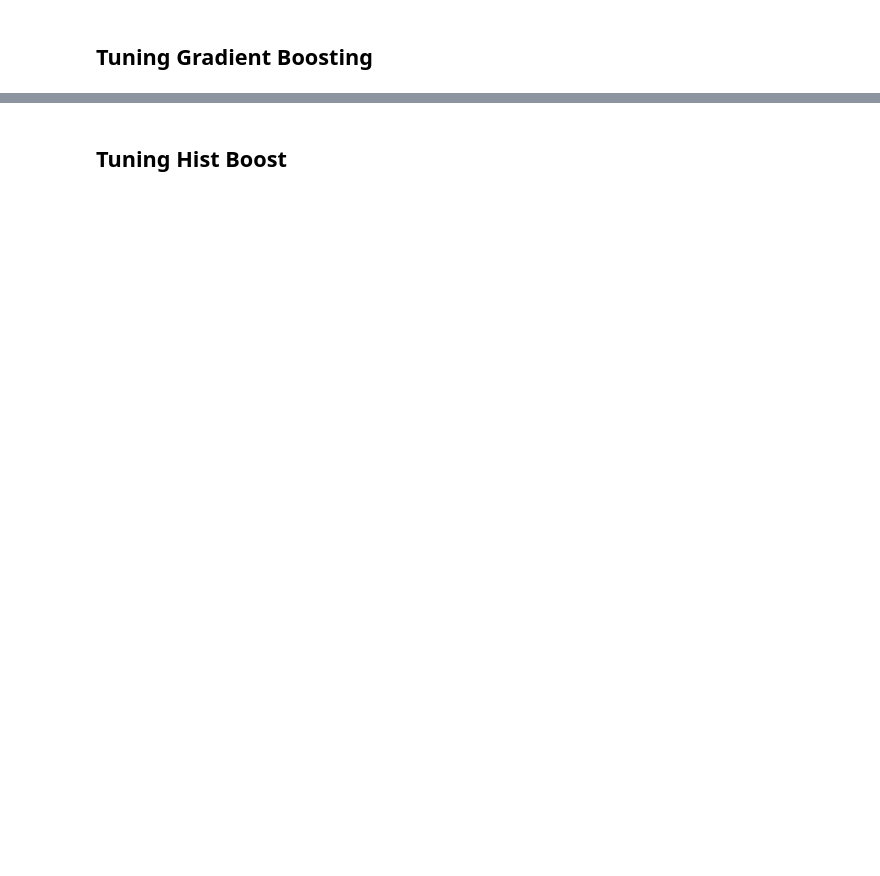
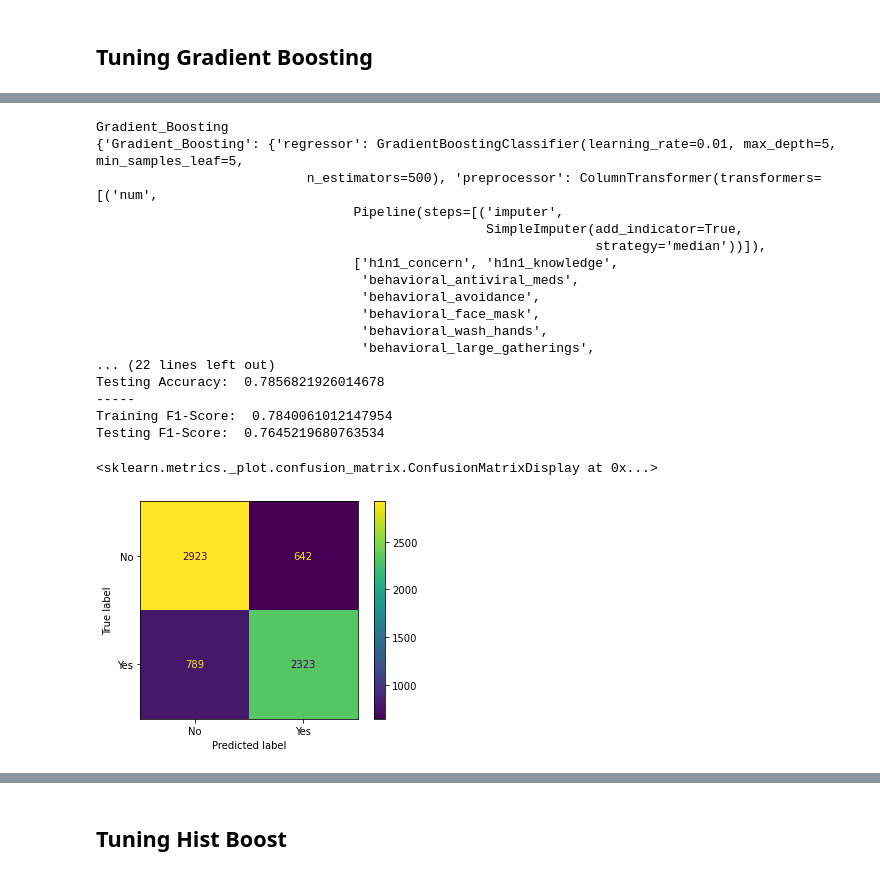
Before and after one commit to moscatena/Seasonal-Flu-Vaccine-Prediction, a Jupyter notebook: Vac_pred_pipelines.ipynb, the cells around one changed output, grey strips where cells are left out. Cells and saved outputs as stored; diff of their text form; code cells hidden in the pictures; blank space fills up the shorter version.

```diff
--- a/Vac_pred_pipelines.ipynb
+++ b/Vac_pred_pipelines.ipynb
@@ -168,14 +213,14 @@ accuracy_dict
 # %% [markdown]
 ## Tuning Naive Bayes
 # %%
-# Grid_search for Naive Bayes
-pipeline_nb = Pipeline([( "preprocessor" , preprocessor),
-                       ("nb",GaussianNB())])
+# # Grid_search for Naive Bayes
+# pipeline_nb = Pipeline([( "preprocessor" , preprocessor),
+#                        ("nb",GaussianNB())])
 
-parameters_nb = {'nb__var_smoothing': np.logspace(0,-9, num=10)}
+# parameters_nb = {'nb__var_smoothing': np.logspace(0,-9, num=10)}
 
-gs_nb=GridSearchCV(pipeline_nb,parameters_nb)
+# gs_nb=GridSearchCV(pipeline_nb,parameters_nb)
 
-gs_nb.fit(X_train,y_train.seasonal_vaccine)
+# gs_nb.fit(X_train,y_train.seasonal_vaccine)
 
-gs_nb.best_params_
+# gs_nb.best_params_
@@ -379,0 +453,50 @@ Testing F1-Score:  0.7649088220798423
+# %%
+# Grid_search for Gradient Boosting #2
+pipeline_gbc = Pipeline([( "preprocessor" , preprocessor),
+                       ("gbc",GradientBoostingClassifier(n_estimators=500, learning_rate=0.1))])
+
+parameters_gbc = {}
+parameters_gbc['gbc__min_samples_leaf'] = [1, 5, 10]
+parameters_gbc['gbc__max_depth'] = [3, 5, 10, 15, 20]
+
+gs_gbc=GridSearchCV(pipeline_gbc,parameters_gbc)
+
+gs_gbc.fit(X_train,y_train.seasonal_vaccine)
+
+gs_gbc.best_params_
+# %%
+model_gbc_tuned = {'Gradient_Boosting':
+              {'regressor': GradientBoostingClassifier(min_samples_leaf=5, max_depth=5, n_estimators=500, learning_rate=0.01),
+               'preprocessor': preprocessor}}
+
+print(list(model_gbc_tuned.keys())[0])
+X_train_processed = model_gbc_tuned['Gradient_Boosting']['preprocessor'].fit_transform(X_train)
+X_test_processed = model_gbc_tuned['Gradient_Boosting']['preprocessor'].transform(X_test)
+model_gbc_tuned['Gradient_Boosting']['fit_regressor'] = model_gbc_tuned['Gradient_Boosting']['regressor'].fit(X_train_processed, y_train.seasonal_vaccine)
+# model['output'] = model['fit_regressor'].score(X_test_processed, y_test.seasonal_vaccine)
+print(model_gbc_tuned)
+precision_dict_tuned['Gradient_Boosting'], accuracy_dict_tuned['Gradient_Boosting'] = model_predictions(model_gbc_tuned['Gradient_Boosting']['fit_regressor'], X_train_processed, y_train.seasonal_vaccine, X_test_processed, y_test.seasonal_vaccine)
+
+y_hat_test_gbc = model_gbc_tuned['Gradient_Boosting']['fit_regressor'].predict(X_test_processed)
+cm_gbc = confusion_matrix(y_test.seasonal_vaccine, y_hat_test_gbc)
+ConfusionMatrixDisplay(cm_gbc, display_labels=['No', 'Yes']).plot()
+# %% [output]
+Gradient_Boosting
+{'Gradient_Boosting': {'regressor': GradientBoostingClassifier(learning_rate=0.01, max_depth=5, min_samples_leaf=5,
+                           n_estimators=500), 'preprocessor': ColumnTransformer(transformers=[('num',
+                                 Pipeline(steps=[('imputer',
+                                                  SimpleImputer(add_indicator=True,
+                                                                strategy='median'))]),
+                                 ['h1n1_concern', 'h1n1_knowledge',
+                                  'behavioral_antiviral_meds',
+                                  'behavioral_avoidance',
+                                  'behavioral_face_mask',
+                                  'behavioral_wash_hands',
+                                  'behavioral_large_gatherings',
+... (22 lines left out)
+Testing Accuracy:  0.7856821926014678
+-----
+Training F1-Score:  0.7840061012147954
+Testing F1-Score:  0.7645219680763534
+<sklearn.metrics._plot.confusion_matrix.ConfusionMatrixDisplay at 0x...>
+[figure, added]
```
Also changed, not shown: parts of 38 cells of this notebook, 8 other files.
